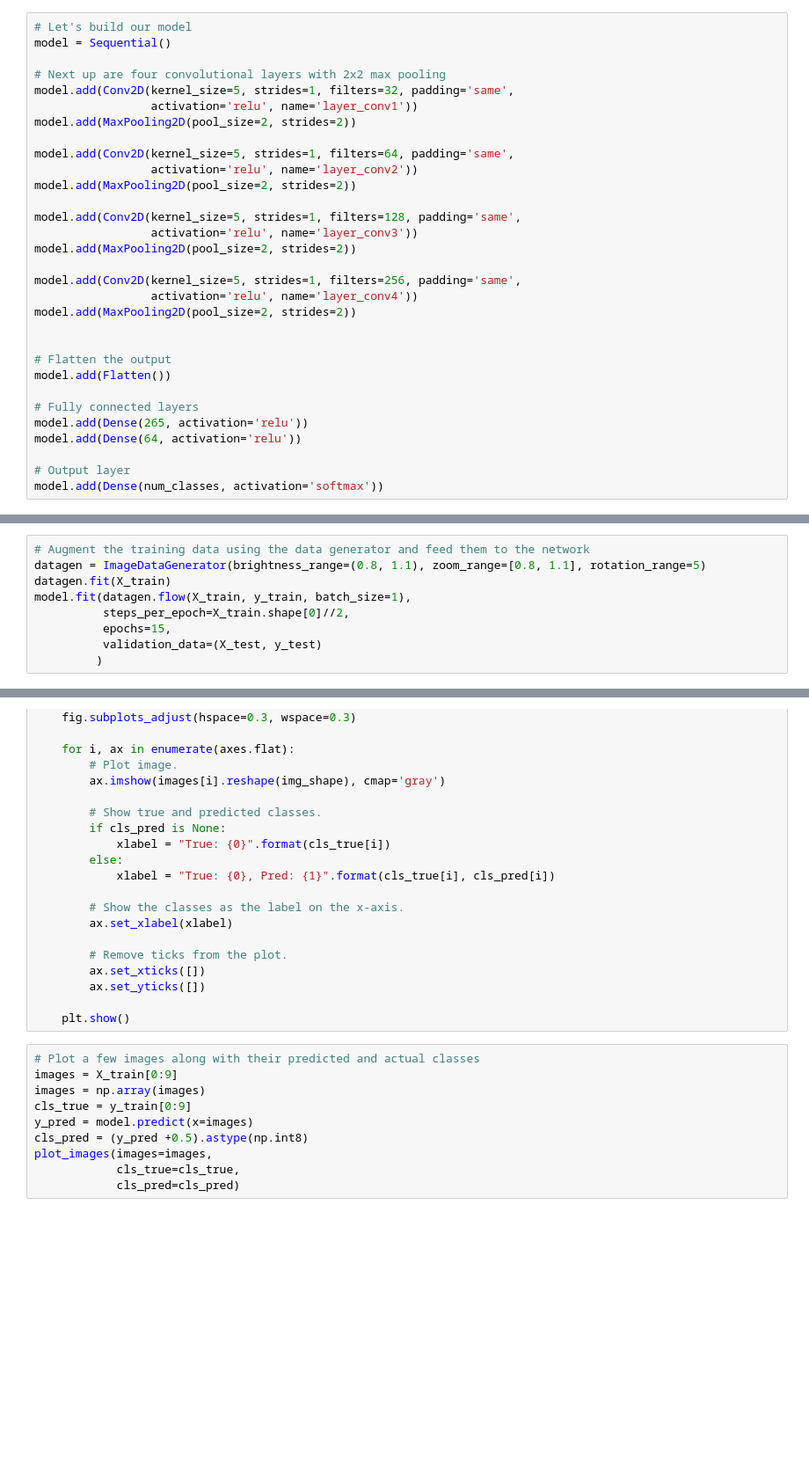
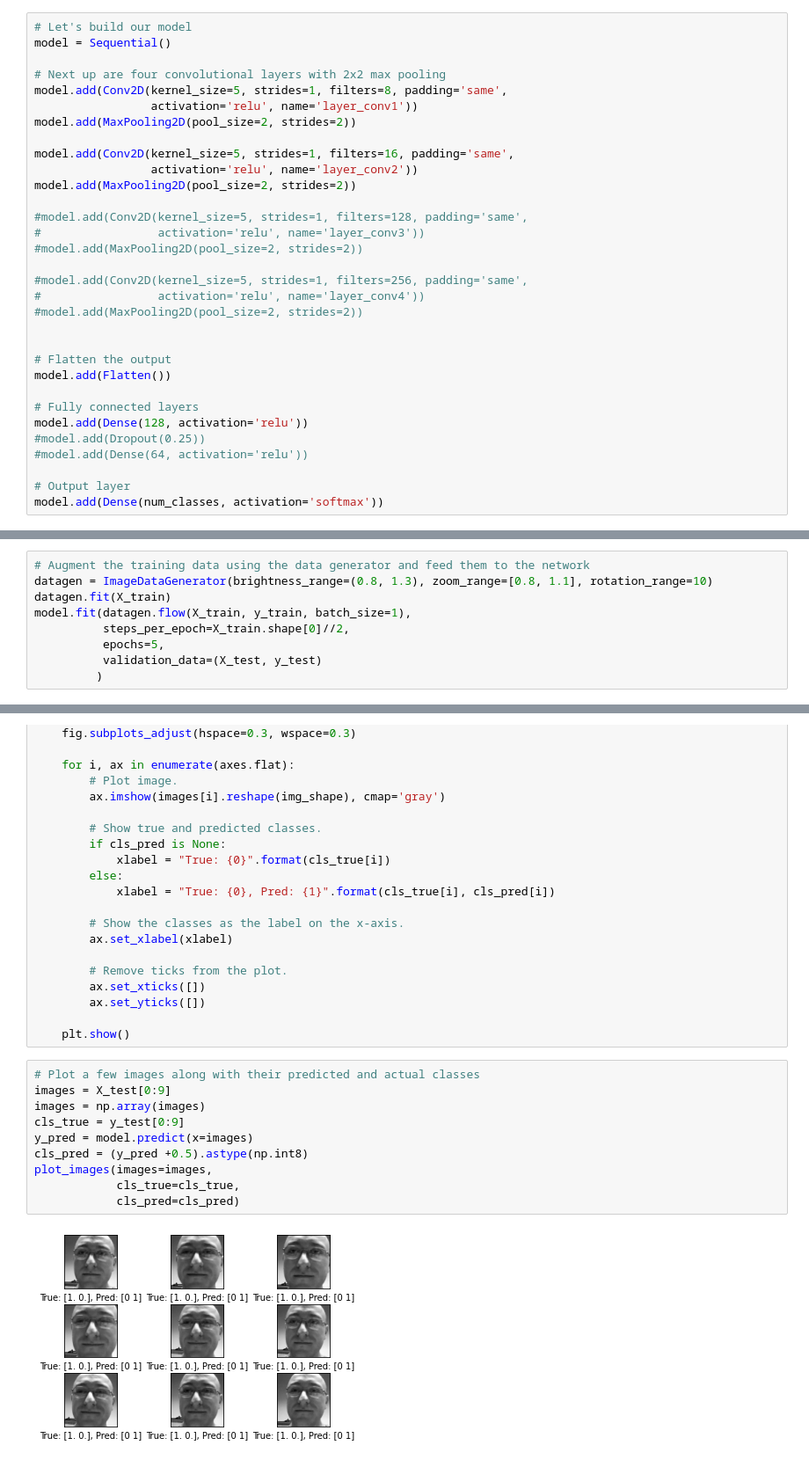
Before and after one commit to MarekSarvas/SUR, a Jupyter notebook: src/cnn_keras_test.ipynb, the cells around one changed output, grey strips where cells are left out. Shown at 88% size. Saved outputs shown, nothing was run; the diff lists cells and outputs as text; blank space fills up the shorter version.

```diff
--- a/src/cnn_keras_test.ipynb
+++ b/src/cnn_keras_test.ipynb
@@ -87,29 +105,30 @@ num_channels = 1
 model = Sequential()
 
 # Next up are four convolutional layers with 2x2 max pooling
-model.add(Conv2D(kernel_size=5, strides=1, filters=32, padding='same',
+model.add(Conv2D(kernel_size=5, strides=1, filters=8, padding='same',
                  activation='relu', name='layer_conv1'))
 model.add(MaxPooling2D(pool_size=2, strides=2))
 
-model.add(Conv2D(kernel_size=5, strides=1, filters=64, padding='same',
+model.add(Conv2D(kernel_size=5, strides=1, filters=16, padding='same',
                  activation='relu', name='layer_conv2'))
 model.add(MaxPooling2D(pool_size=2, strides=2))
 
-model.add(Conv2D(kernel_size=5, strides=1, filters=128, padding='same',
-                 activation='relu', name='layer_conv3'))
-model.add(MaxPooling2D(pool_size=2, strides=2))
+#model.add(Conv2D(kernel_size=5, strides=1, filters=128, padding='same',
+#                 activation='relu', name='layer_conv3'))
+#model.add(MaxPooling2D(pool_size=2, strides=2))
 
-model.add(Conv2D(kernel_size=5, strides=1, filters=256, padding='same',
-                 activation='relu', name='layer_conv4'))
-model.add(MaxPooling2D(pool_size=2, strides=2))
+#model.add(Conv2D(kernel_size=5, strides=1, filters=256, padding='same',
+#                 activation='relu', name='layer_conv4'))
+#model.add(MaxPooling2D(pool_size=2, strides=2))
 
 
 # Flatten the output
 model.add(Flatten())
 
 # Fully connected layers
-model.add(Dense(265, activation='relu'))
-model.add(Dense(64, activation='relu'))
+model.add(Dense(128, activation='relu'))
+#model.add(Dropout(0.25))
+#model.add(Dense(64, activation='relu'))
 
 # Output layer
 model.add(Dense(num_classes, activation='softmax'))
@@ -123,10 +142,10 @@ model.compile(optimizer=optimizer,
               metrics=['accuracy'])
 # %%
 # Augment the training data using the data generator and feed them to the network
-datagen = ImageDataGenerator(brightness_range=(0.8, 1.1), zoom_range=[0.8, 1.1], rotation_range=5)
+datagen = ImageDataGenerator(brightness_range=(0.8, 1.3), zoom_range=[0.8, 1.1], rotation_range=10)
 datagen.fit(X_train)
 model.fit(datagen.flow(X_train, y_train, batch_size=1),
           steps_per_epoch=X_train.shape[0]//2,
-          epochs=15,
+          epochs=5,
           validation_data=(X_test, y_test)
          )
@@ -164,11 +200,13 @@ def plot_images(images, cls_true, cls_pred=None):
     plt.show()
 # %%
 # Plot a few images along with their predicted and actual classes
-images = X_train[0:9]
+images = X_test[0:9]
 images = np.array(images)
-cls_true = y_train[0:9]
+cls_true = y_test[0:9]
 y_pred = model.predict(x=images)
 cls_pred = (y_pred +0.5).astype(np.int8)
 plot_images(images=images,
             cls_true=cls_true,
             cls_pred=cls_pred)
+# %% [output]
+[figure, added]
```
Also changed, not shown: parts of 3 cells of this notebook, 7 other files.
